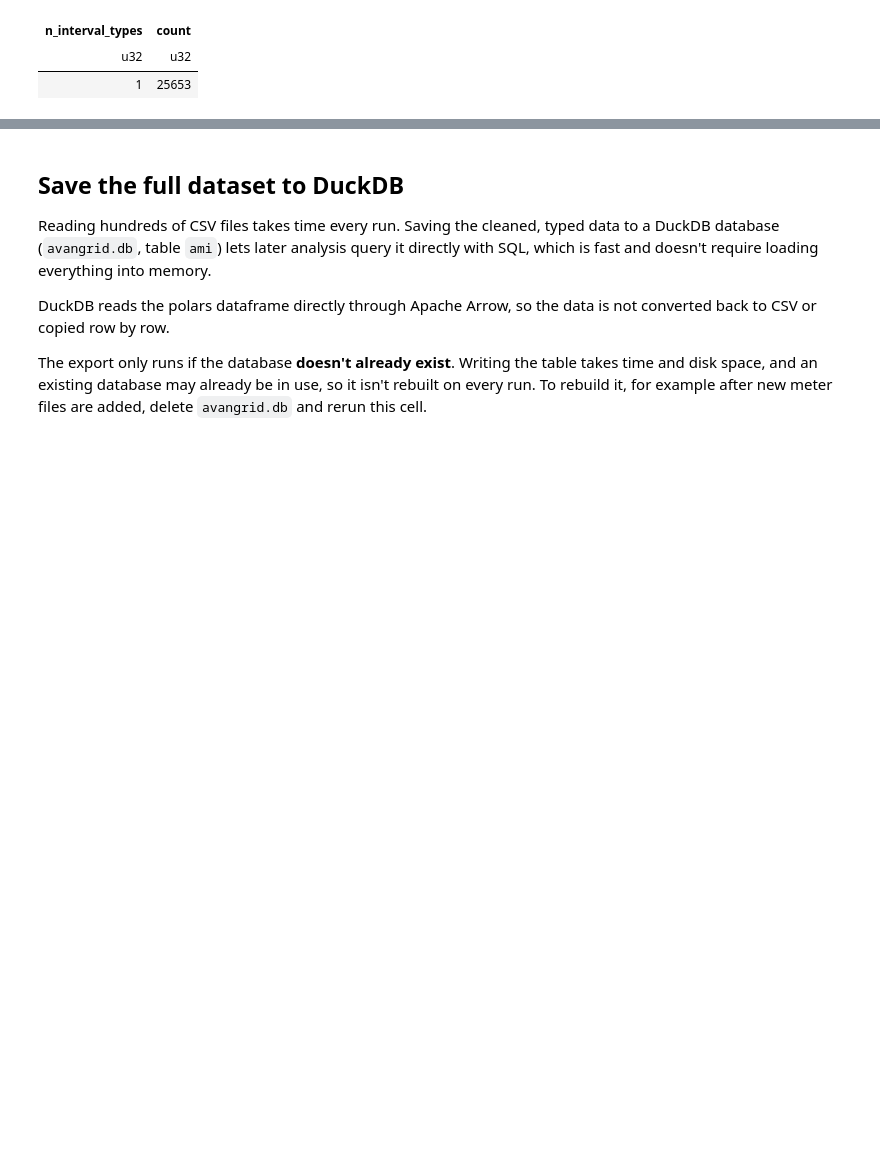
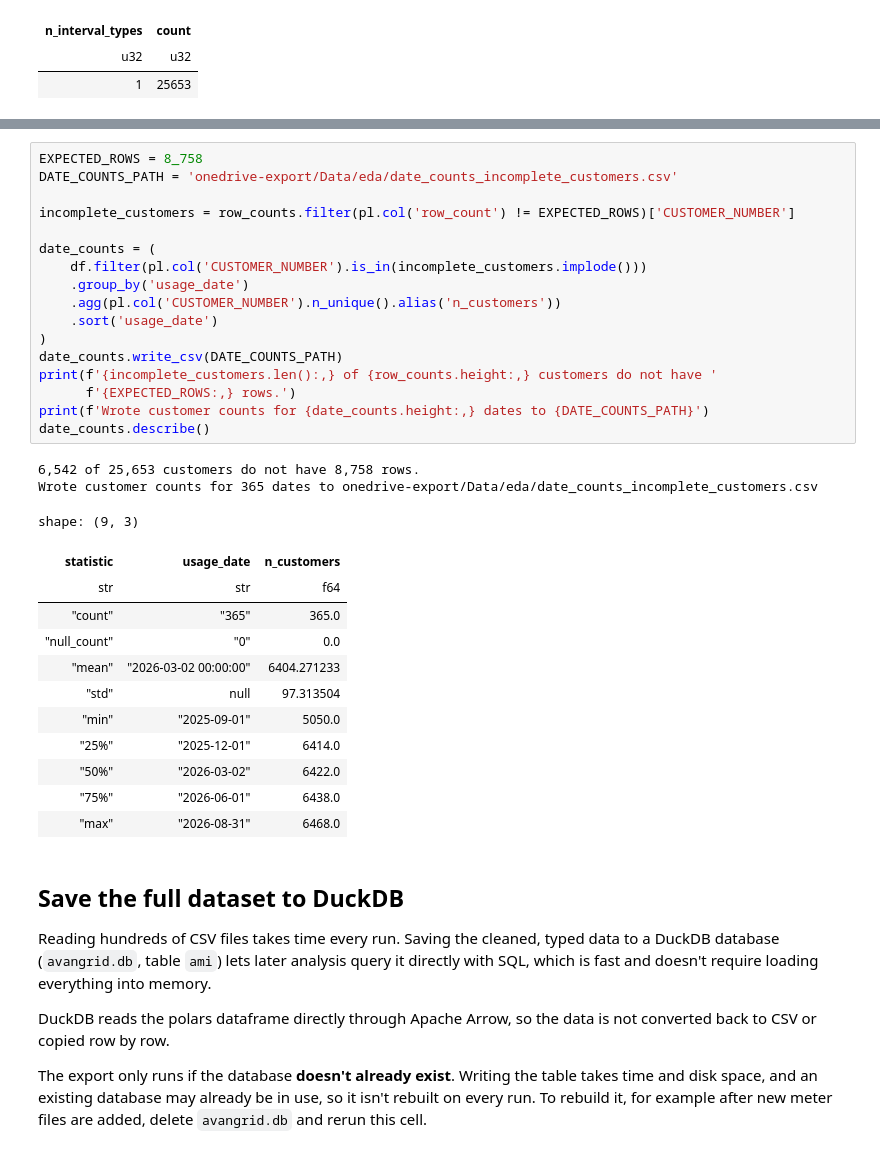
Before and after one commit to nc1387/avangrid-hackathon, a Jupyter notebook: 10_exploratory-data-analysis.ipynb, the cells around one changed output, grey strips where cells are left out. Cells and saved outputs as stored; diff of their text form; blank space fills up the shorter version.

```diff
--- a/10_exploratory-data-analysis.ipynb
+++ b/10_exploratory-data-analysis.ipynb
@@ -230,3 +265,35 @@ shape: (1, 2)
+# %%
+EXPECTED_ROWS = 8_758
+DATE_COUNTS_PATH = 'onedrive-export/Data/eda/date_counts_incomplete_customers.csv'
+
+incomplete_customers = row_counts.filter(pl.col('row_count') != EXPECTED_ROWS)['CUSTOMER_NUMBER']
+
+date_counts = (
+    df.filter(pl.col('CUSTOMER_NUMBER').is_in(incomplete_customers.implode()))
+    .group_by('usage_date')
+    .agg(pl.col('CUSTOMER_NUMBER').n_unique().alias('n_customers'))
+    .sort('usage_date')
+)
+date_counts.write_csv(DATE_COUNTS_PATH)
+print(f'{incomplete_customers.len():,} of {row_counts.height:,} customers do not have '
+      f'{EXPECTED_ROWS:,} rows.')
+print(f'Wrote customer counts for {date_counts.height:,} dates to {DATE_COUNTS_PATH}')
+date_counts.describe()
+# %% [output]
+6,542 of 25,653 customers do not have 8,758 rows.
+Wrote customer counts for 365 dates to onedrive-export/Data/eda/date_counts_incomplete_customers.csv
+shape: (9, 3)
+| statistic | usage_date | n_customers |
+| str | str | f64 |
+| "count" | "365" | 365.0 |
+| "null_count" | "0" | 0.0 |
+| "mean" | "2026-03-02 00:00:00" | 6404.271233 |
+| "std" | null | 97.313504 |
+| "min" | "2025-09-01" | 5050.0 |
+| "25%" | "2025-12-01" | 6414.0 |
+| "50%" | "2026-03-02" | 6422.0 |
+| "75%" | "2026-06-01" | 6438.0 |
+| "max" | "2026-08-31" | 6468.0 |
 # %% [markdown]
 ## Save the full dataset to DuckDB
 
```
Also changed, not shown: parts of 7 cells of this notebook, 3 other files.
